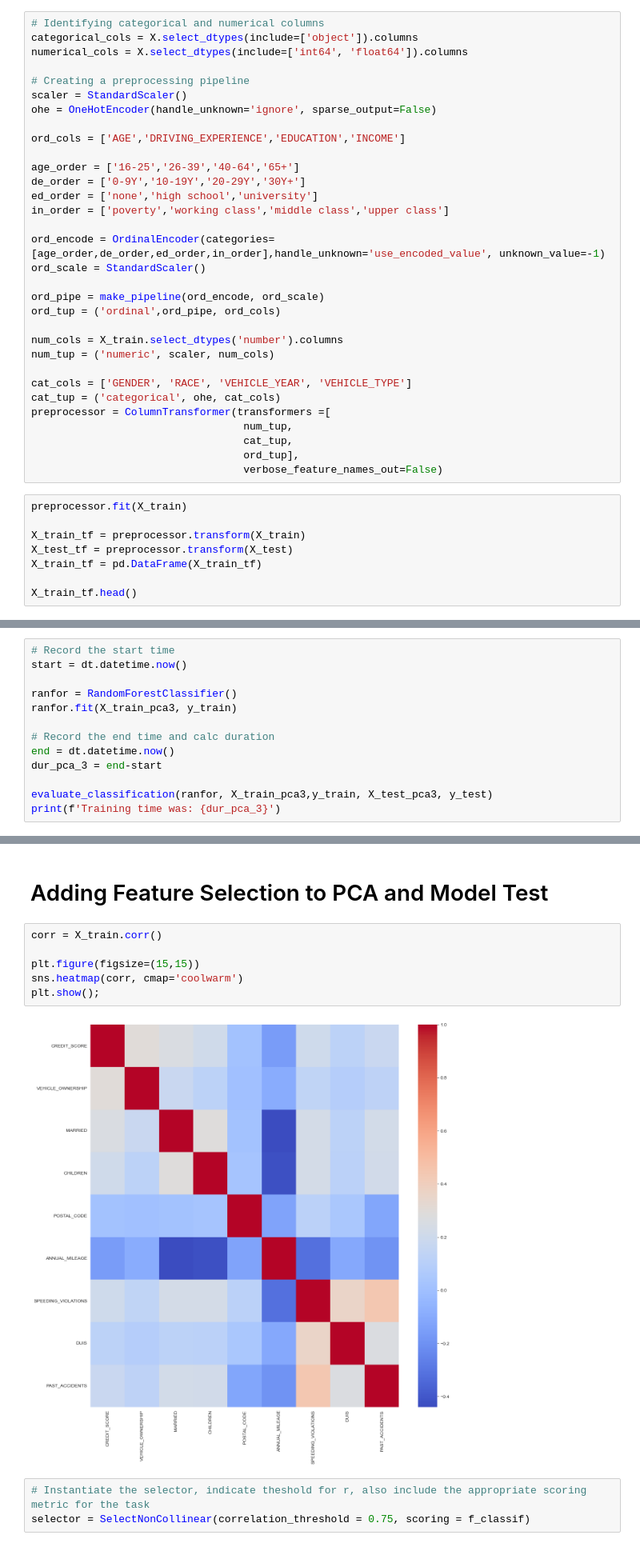
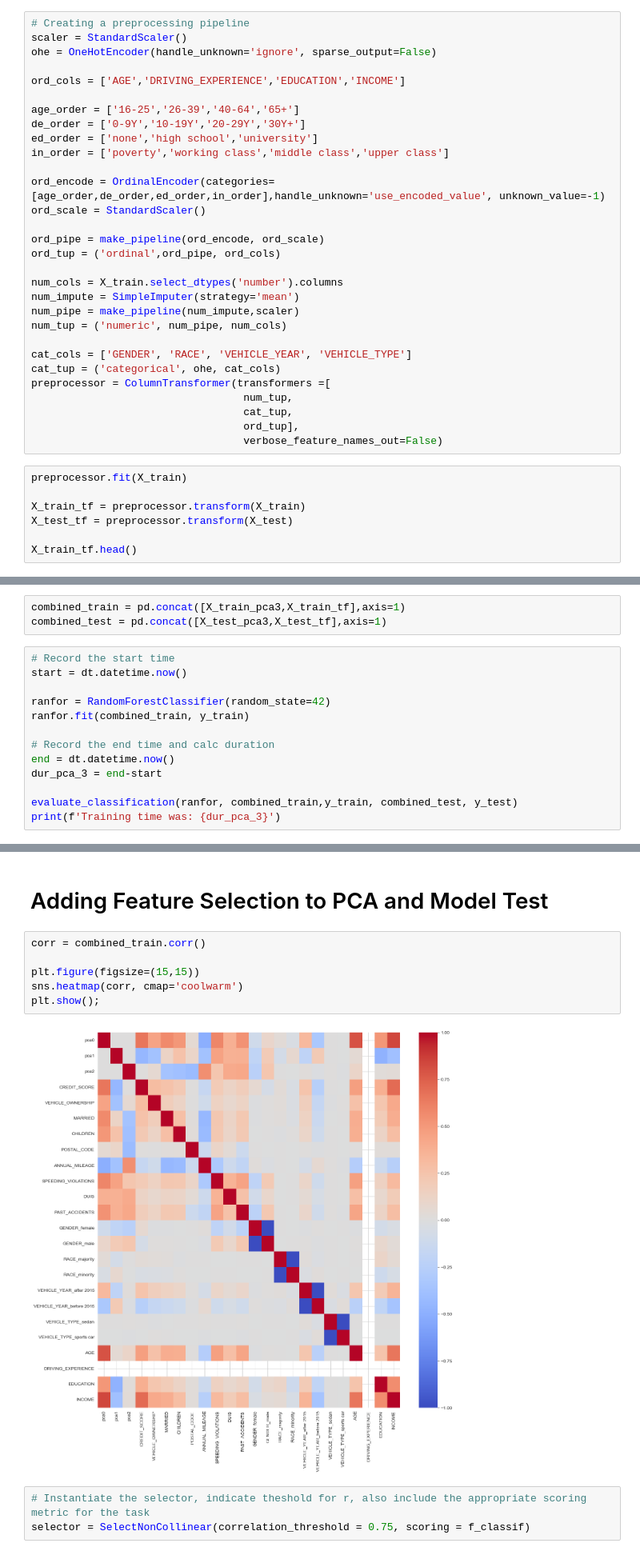
Before and after one commit to bubbles42/Car-Insurance-Analysis, a Jupyter notebook: Car Insurance Analysis.ipynb, the cells around one changed output, grey strips where cells are left out. Shown at 80% size. Saved outputs shown, nothing was run; the diff lists cells and outputs as text.

```diff
--- a/Car Insurance Analysis.ipynb
+++ b/Car Insurance Analysis.ipynb
@@ -223,10 +204,6 @@ y = df['OUTCOME']
 # Splitting the data into training and test sets
 X_train, X_test, y_train, y_test = train_test_split(X, y, test_size=0.2, random_state=42)
 # %%
-# Identifying categorical and numerical columns
-categorical_cols = X.select_dtypes(include=['object']).columns
-numerical_cols = X.select_dtypes(include=['int64', 'float64']).columns
-
 # Creating a preprocessing pipeline
 scaler = StandardScaler()
 ohe = OneHotEncoder(handle_unknown='ignore', sparse_output=False)
@@ -245,7 +222,9 @@ ord_pipe = make_pipeline(ord_encode, ord_scale)
 ord_tup = ('ordinal',ord_pipe, ord_cols)
 
 num_cols = X_train.select_dtypes('number').columns
-num_tup = ('numeric', scaler, num_cols)
+num_impute = SimpleImputer(strategy='mean')
+num_pipe = make_pipeline(num_impute,scaler)
+num_tup = ('numeric', num_pipe, num_cols)
 
 cat_cols = ['GENDER', 'RACE', 'VEHICLE_YEAR', 'VEHICLE_TYPE']
 cat_tup = ('categorical', ohe, cat_cols)
@@ -259,7 +238,6 @@ preprocessor.fit(X_train)
 
 X_train_tf = preprocessor.transform(X_train)
 X_test_tf = preprocessor.transform(X_test)
-X_train_tf = pd.DataFrame(X_train_tf)
 
 X_train_tf.head()
 # %% [output]
@@ -396,18 +375,21 @@ X_test_pca3 = pca3.transform(X_test_tf)
 pca3.n_components_
 # %% [output]
 3
+# %%
+combined_train = pd.concat([X_train_pca3,X_train_tf],axis=1)
+combined_test = pd.concat([X_test_pca3,X_test_tf],axis=1)
 # %%
 # Record the start time
 start = dt.datetime.now()
 
-ranfor = RandomForestClassifier()
-ranfor.fit(X_train_pca3, y_train)
+ranfor = RandomForestClassifier(random_state=42)
+ranfor.fit(combined_train, y_train)
 
 # Record the end time and calc duration
 end = dt.datetime.now()
 dur_pca_3 = end-start
 
-evaluate_classification(ranfor, X_train_pca3,y_train, X_test_pca3, y_test)
+evaluate_classification(ranfor, combined_train,y_train, combined_test, y_test)
 print(f'Training time was: {dur_pca_3}')
 # %% [output]
 ----------------------------------------------------------------------
@@ -440,13 +422,13 @@ Training time was: 0:00:00.949999
 # %% [markdown]
 # Adding Feature Selection to PCA and Model Test
 # %%
-corr = X_train.corr()
+corr = combined_train.corr()
 
 plt.figure(figsize=(15,15))
 sns.heatmap(corr, cmap='coolwarm')
 plt.show();
 # %% [output]
-[figure, old version]
+[figure, new version]
 # %%
 # Instantiate the selector, indicate theshold for r, also include the appropriate scoring metric for the task
 selector = SelectNonCollinear(correlation_threshold = 0.75, scoring = f_classif)
```
Also changed, not shown: parts of 21 cells of this notebook.
